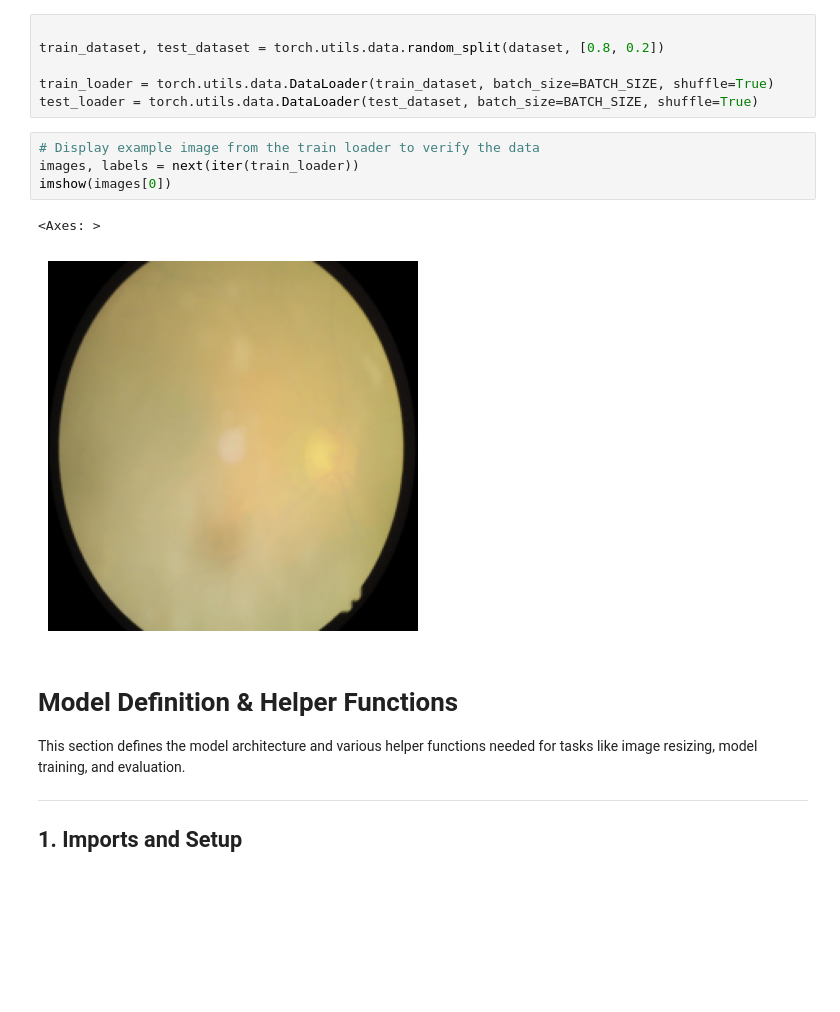
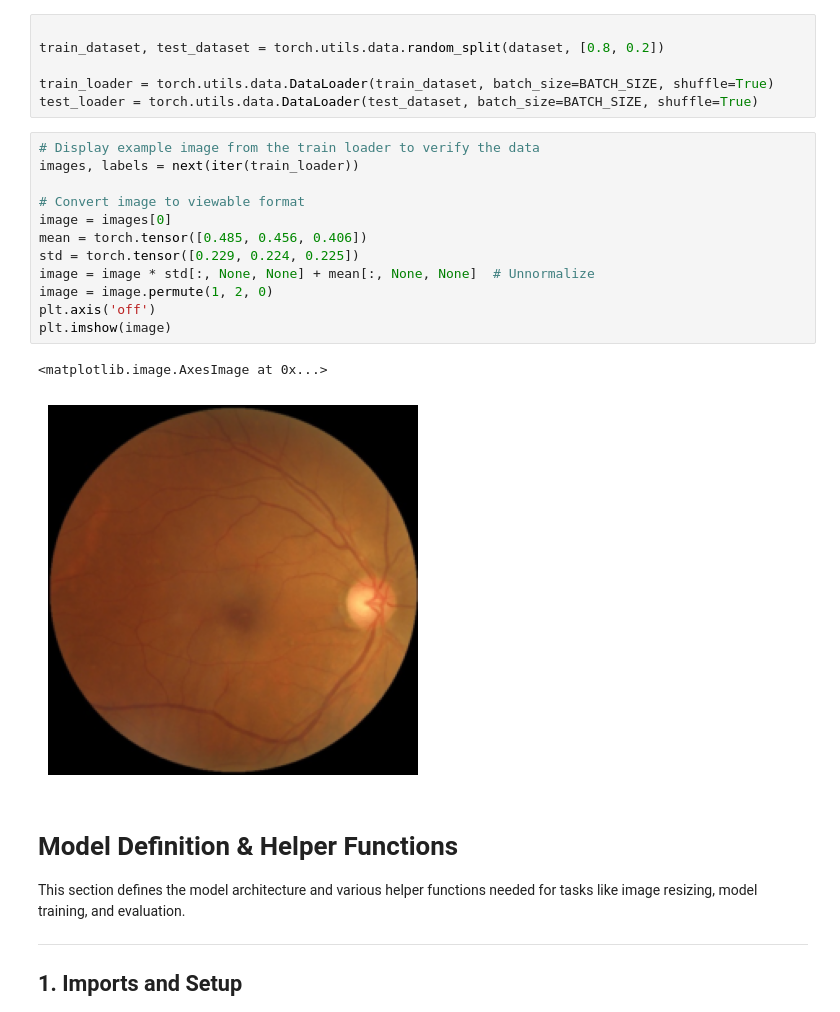
Before and after one commit to Josh9722/Eye-Disease-Classifier, a Jupyter notebook: AlexNetAttempt.ipynb, the cells around one changed output. Saved outputs shown, nothing was run; the diff lists cells and outputs as text; blank space fills up the shorter version.

```diff
--- a/AlexNetAttempt.ipynb
+++ b/AlexNetAttempt.ipynb
@@ -107,10 +109,18 @@ test_loader = torch.utils.data.DataLoader(test_dataset, batch_size=BATCH_SIZE, s
 # %%
 # Display example image from the train loader to verify the data
 images, labels = next(iter(train_loader))
-imshow(images[0])
+
+# Convert image to viewable format
+image = images[0]
+mean = torch.tensor([0.485, 0.456, 0.406])
+std = torch.tensor([0.229, 0.224, 0.225])
+image = image * std[:, None, None] + mean[:, None, None]  # Unnormalize
+image = image.permute(1, 2, 0)
+plt.axis('off')
+plt.imshow(image)
 # %% [output]
-<Axes: >
+<matplotlib.image.AxesImage at 0x...>
-[figure, old version]
+[figure, new version]
 # %% [markdown]
 # Model Definition & Helper Functions
 
```
Also changed, not shown: parts of 13 cells of this notebook.
